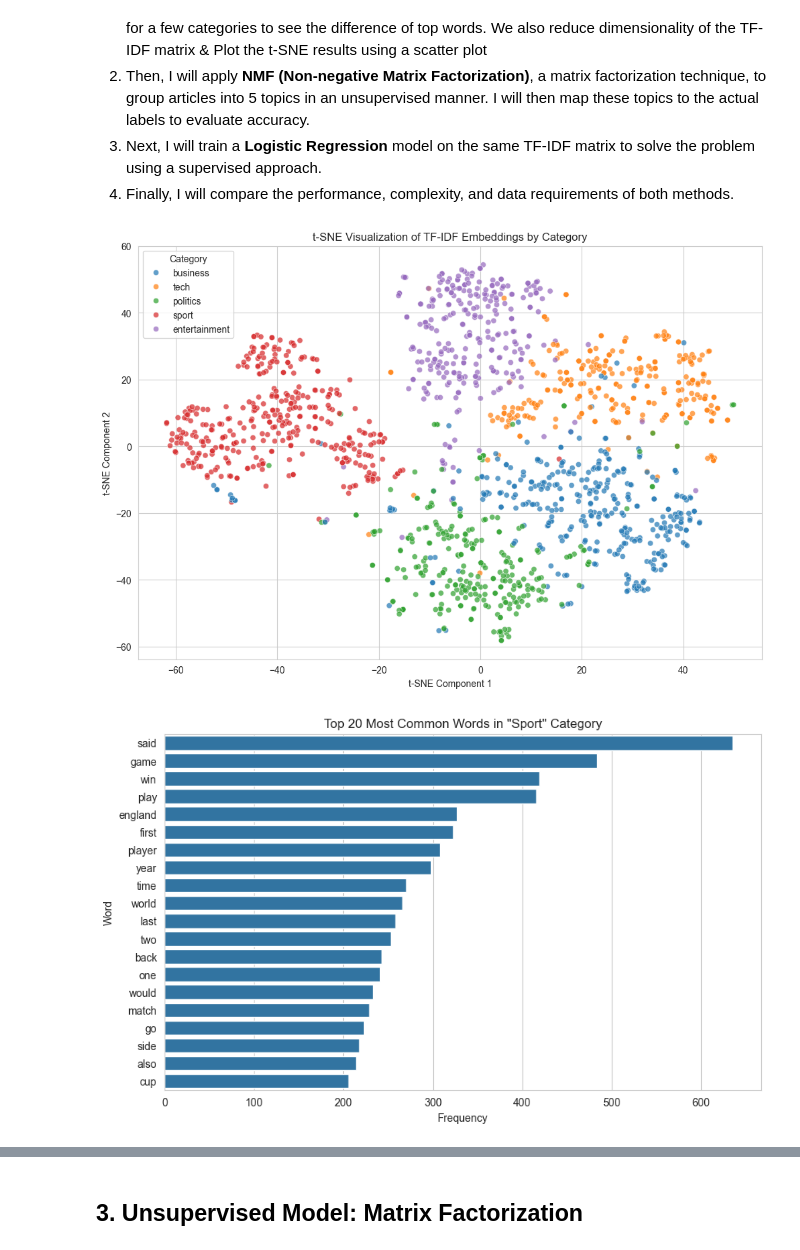
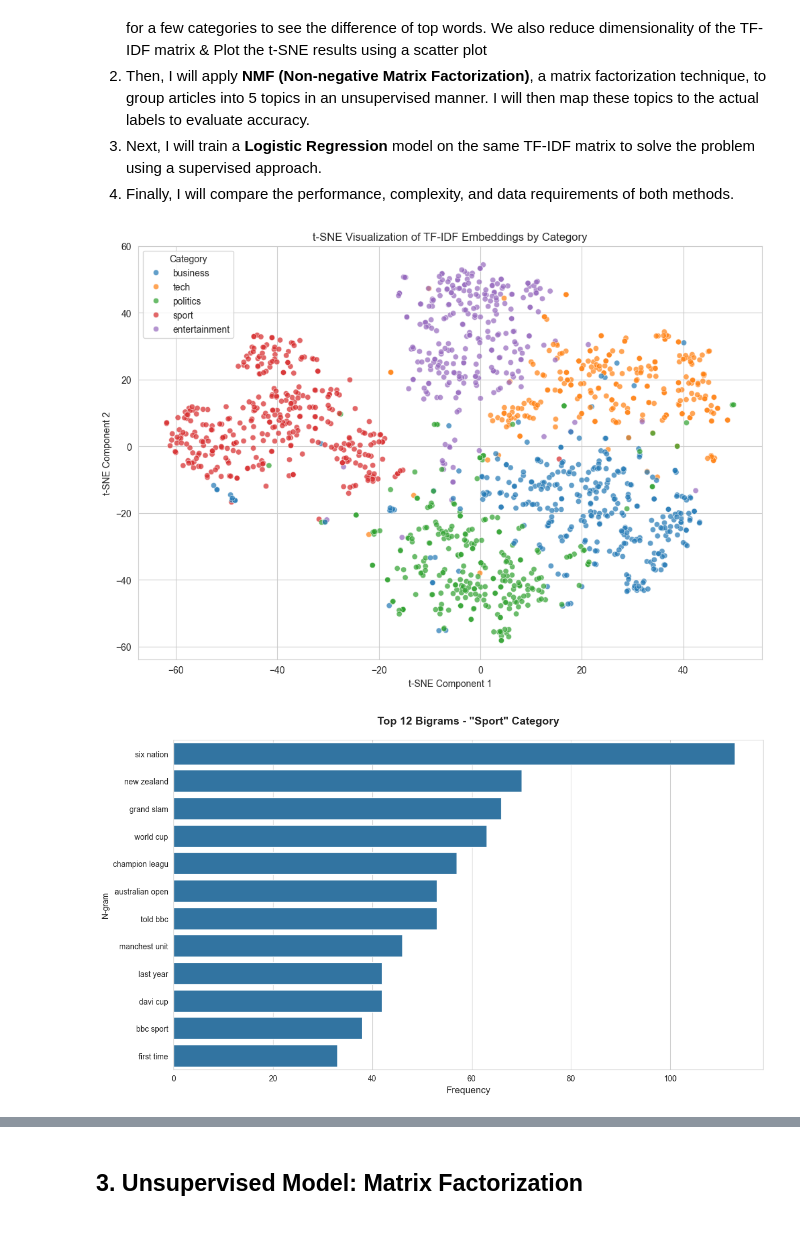
Before and after one commit to hoangop/ML_unsupervised_final_project, a Jupyter notebook: notebook/BBC_news_problem.ipynb, the cells around one changed output, grey strips where cells are left out. Drawn from its saved outputs; the diff is of its cells as text; code cells hidden in the pictures.

Commit message:
Add unigrams vs bigrams comparison analysis for better category understanding

```diff
--- a/notebook/BBC_news_problem.ipynb
+++ b/notebook/BBC_news_problem.ipynb
@@ -230,52 +230,59 @@ X_train_tsne = tsne.fit_transform(X_train_tfidf.toarray())
 tsne_df = pd.DataFrame(data=X_train_tsne, columns=['tsne_1', 'tsne_2'])
 tsne_df['Category'] = train_df['Category']
 
 plt.figure(figsize=(12, 8))
 sns.scatterplot(
     x='tsne_1',
     y='tsne_2',
     hue='Category',
     #palette=sns.color_palette("hsv", 5), # Use 5 distinct colors for 5 categories
     data=tsne_df,
     legend="full",
     alpha=0.7
 )
 
 plt.title('t-SNE Visualization of TF-IDF Embeddings by Category')
 plt.xlabel('t-SNE Component 1')
 plt.ylabel('t-SNE Component 2')
 plt.legend(title='Category')
 plt.show()
 
 #------
-#-plot for a few categories to see the difference of top words
+
+# Enhanced bi-gram analysis function
 from collections import Counter
 
-def plot_top_words_by_category(df, category):
+def plot_top_ngrams_by_category(df, category, top_n=15):
+
     # Filter text for the specific category
-    text_corpus = ' '.join(df[df['Category'] == category]['Clean_Text'])
+    category_texts = df[df['Category'] == category]['Clean_Text']
+        # Count bigram frequencies
+    all_bigrams = []
+    for text in category_texts:
+        words = text.split()
+            # Create bigrams: consecutive word pairs
+        bigrams = [f'{words[i]} {words[i+1]}' for i in range(len(words)-1)]
+        all_bigrams.extend(bigrams)
+    ngram_counts = Counter(all_bigrams)
+    title = f'Top {top_n} Bigrams - "{category.title()}" Category'
 
-    # Count word frequencies
-    word_counts = Counter(text_corpus.split())
+    # Get most common ngrams
+    most_common = ngram_counts.most_common(top_n)
+    df_common = pd.DataFrame(most_common, columns=['N-gram', 'Frequency'])
 
-    # Get the 20 most common words
-    most_common_words = word_counts.most_common(20)
-
-    # Create a DataFrame for plotting
-    df_common = pd.DataFrame(most_common_words, columns=['Word', 'Frequency'])
-
-    # Plot
-    plt.figure(figsize=(10, 6))
-    sns.barplot(data=df_common, x='Frequency', y='Word')
-    plt.title(f'Top 20 Most Common Words in "{category.title()}" Category')
-    plt.xlabel('Frequency')
-    plt.ylabel('Word')
+    # Plot with distinct colors
+    plt.figure(figsize=(12, 7))
+    sns.barplot(data=df_common, x='Frequency', y='N-gram')
+    plt.title(title, fontsize=14, fontweight='bold', pad=20)
+    plt.xlabel('Frequency', fontsize=12)
+    #plt.ylabel('Words', 'Word Pairs', fontsize=12)
+    plt.tight_layout()
     plt.show()
 
-# Plot for a few categories to see the difference
-plot_top_words_by_category(train_df, 'sport')
-plot_top_words_by_category(train_df, 'politics')
-plot_top_words_by_category(train_df, 'tech')
+# Analyze selected categories
+for category in ['sport', 'politics', 'tech', 'business', 'entertainment']:
+        # Plot bigrams (more informative)
+    plot_top_ngrams_by_category(train_df, category, top_n=12)
 # %% [output]
 [figure]
-[figure, old version]
+[figure, new version]
```
Also changed, not shown: parts of 15 cells of this notebook.
